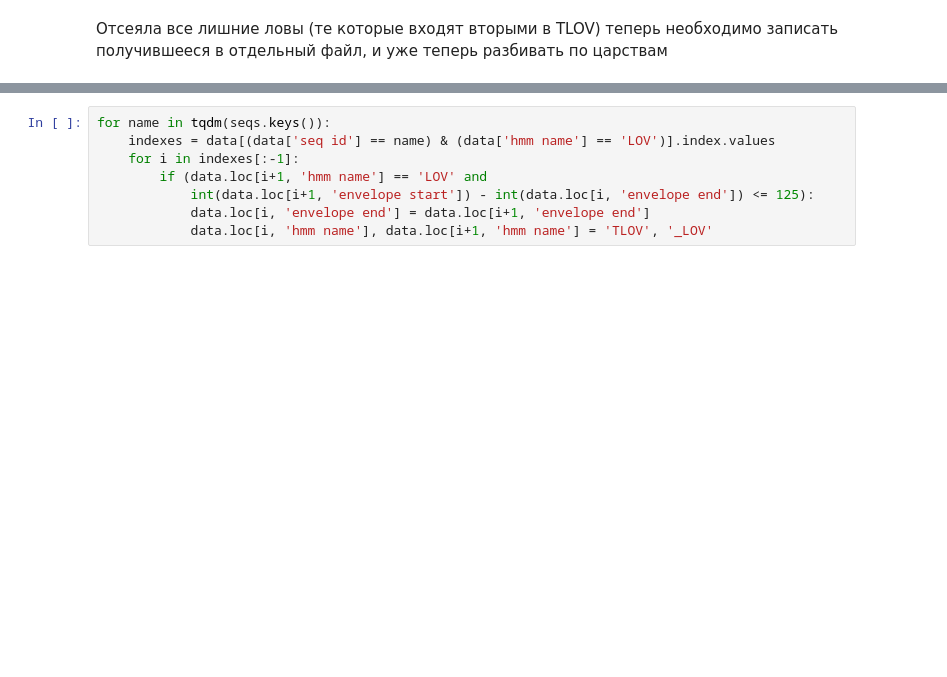
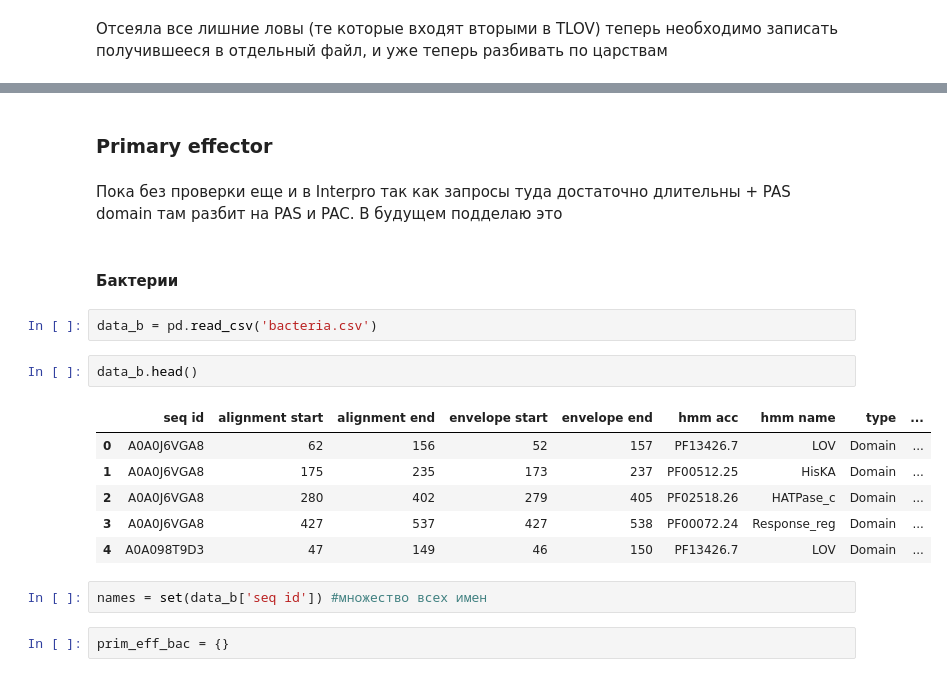
Before and after one commit to DMelikhova/conf_2018, a Jupyter notebook: main_2.ipynb, the cells around one changed output, grey strips where cells are left out. Saved outputs shown, nothing was run; the diff lists cells and outputs as text; blank space fills up the shorter version.

```diff
--- a/main_2.ipynb
+++ b/main_2.ipynb
@@ -85,10 +85,23 @@ tfile = open('With_Cys/domains_LOV_2.csv', 'a')
 tfile.write(data.to_csv())
 tfile.close()
-# %%
-for name in tqdm(seqs.keys()):
-    indexes = data[(data['seq id'] == name) & (data['hmm name'] == 'LOV')].index.values
-    for i in indexes[:-1]:
-        if (data.loc[i+1, 'hmm name'] == 'LOV' and
-            int(data.loc[i+1, 'envelope start']) - int(data.loc[i, 'envelope end']) <= 125):
-            data.loc[i, 'envelope end'] = data.loc[i+1, 'envelope end']
-            data.loc[i, 'hmm name'], data.loc[i+1, 'hmm name'] = 'TLOV', '_LOV'
+# %% [markdown]
+### Primary effector
+# %% [markdown]
+Пока без проверки еще и в Interpro так как запросы туда достаточно длительны + PAS domain там разбит на PAS и PAC. В будущем подделаю это
+# %% [markdown]
+#### Бактерии
+# %%
+data_b = pd.read_csv('bacteria.csv')
+# %%
+data_b.head()
+# %% [output]
+|  | seq id | alignment start | alignment end | envelope start | envelope end | hmm acc | hmm name | type | ... |
+| 0 | A0A0J6VGA8 | 62 | 156 | 52 | 157 | PF13426.7 | LOV | Domain | ... |
+| 1 | A0A0J6VGA8 | 175 | 235 | 173 | 237 | PF00512.25 | HisKA | Domain | ... |
+| 2 | A0A0J6VGA8 | 280 | 402 | 279 | 405 | PF02518.26 | HATPase_c | Domain | ... |
+| 3 | A0A0J6VGA8 | 427 | 537 | 427 | 538 | PF00072.24 | Response_reg | Domain | ... |
+| 4 | A0A098T9D3 | 47 | 149 | 46 | 150 | PF13426.7 | LOV | Domain | ... |
+# %%
+names = set(data_b['seq id']) #множество всех имен
+# %%
+prim_eff_bac = {}
```
Also changed, not shown: parts of 39 cells of this notebook, 14 other files.
